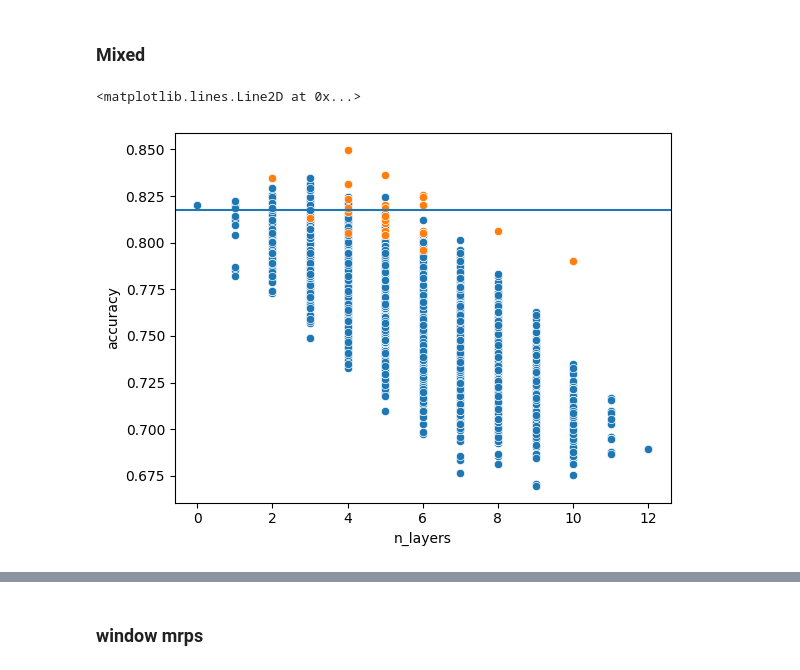
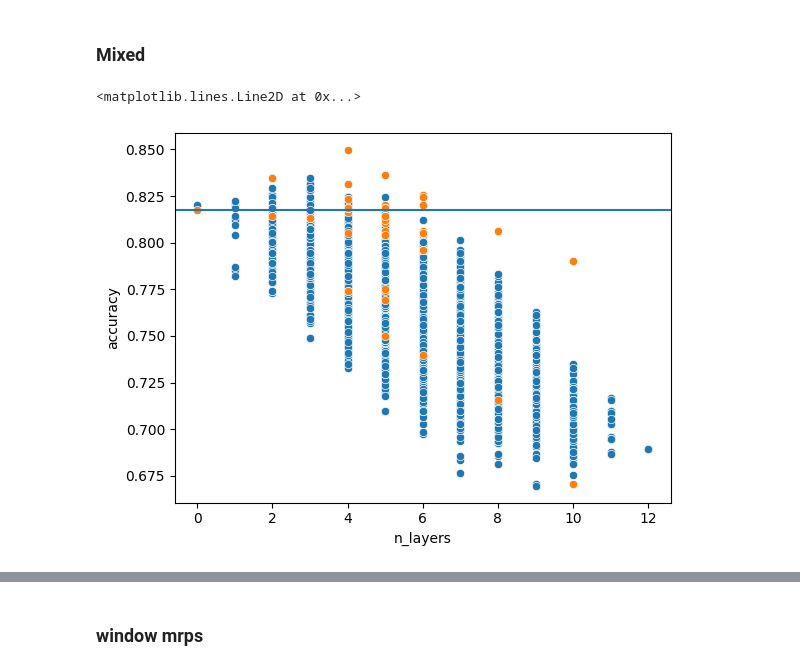
Before and after one commit to JetBrains-Research/effective-inference, a Jupyter notebook: notebooks/Metricks_visualisation.ipynb, the cells around one changed output, grey strips where cells are left out. Saved outputs shown, nothing was run; the diff lists cells and outputs as text; code cells hidden in the pictures.

```diff
--- a/notebooks/Metricks_visualisation.ipynb
+++ b/notebooks/Metricks_visualisation.ipynb
@@ -124,11 +124,11 @@ for i in list(uniform[uniform['n_layers']>2].sort_values('accuracy')[-10:]['laye
 # %%
 data = pd.read_csv(f'data/bert/baseline_mixed_data.csv', index_col = [0])
 data['n_layers'] =data['layers_uniform'].apply(lambda x: x[1:-1])+', ' + data['layers_window'].apply(lambda x: x[1:-1])
 data['n_layers'] = data['n_layers'].apply(lambda x: 0 if x == ", " else len(set(x.split(', '))))
 data[10:]
 sns.scatterplot(x='n_layers', y='accuracy', data=uniform)
-sns.scatterplot(x='n_layers', y='accuracy', data=data[10:])
+sns.scatterplot(x='n_layers', y='accuracy', data=data)
 plt.axhline(list(data[data['n_layers']==0]['accuracy'])[0])
 # %% [output]
 <matplotlib.lines.Line2D at 0x...>
-[figure, old version]
+[figure, new version]
```
Also changed, not shown: parts of 8 cells of this notebook, 2 other files.
